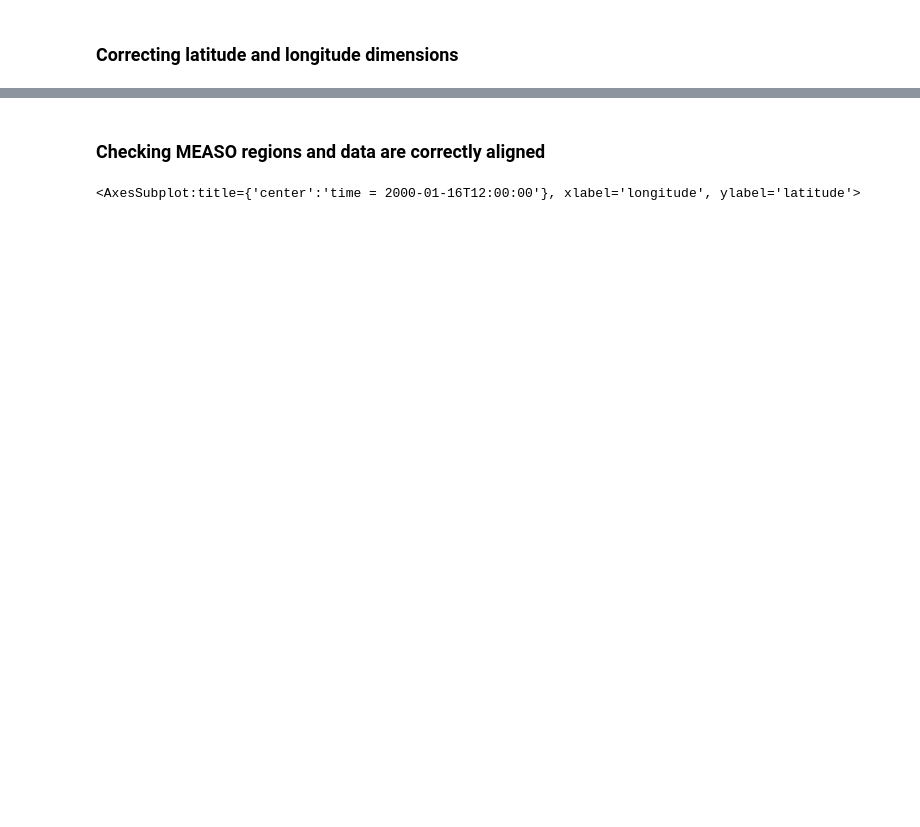
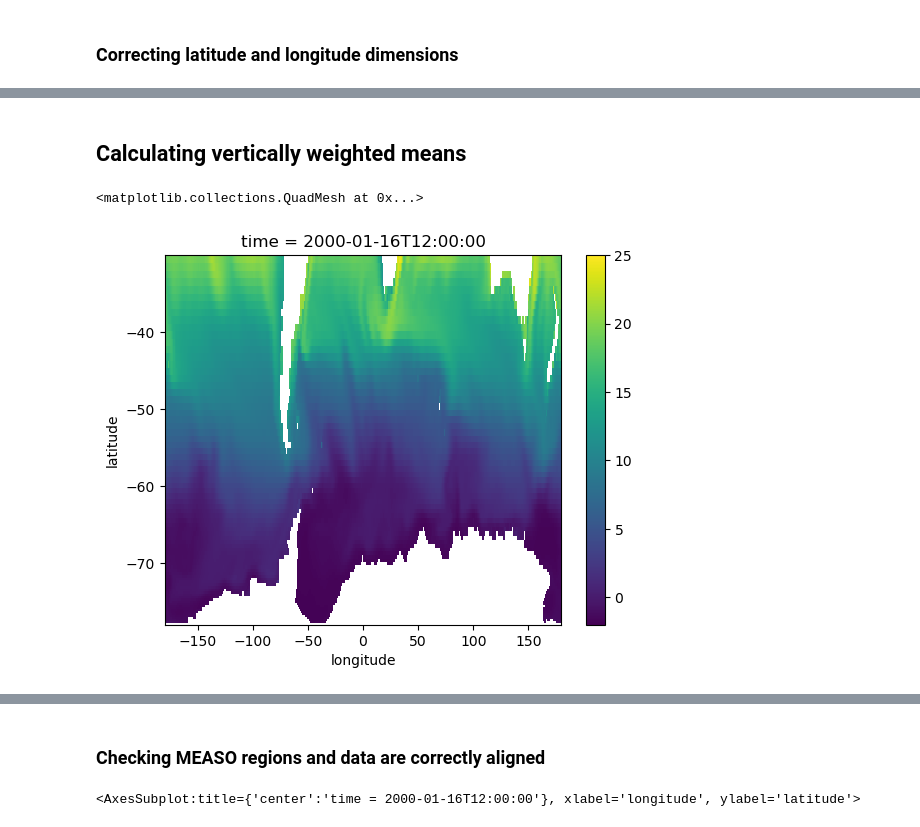
Before and after one commit to lidefi87/ACCESS_scripts_DFA, a Jupyter notebook: Scripts/MEASO/MEASO_space.ipynb, the cells around one changed output, grey strips where cells are left out. Saved outputs shown, nothing was run; the diff lists cells and outputs as text; code cells hidden in the pictures; blank space fills up the shorter version.

```diff
--- a/Scripts/MEASO/MEASO_space.ipynb
+++ b/Scripts/MEASO/MEASO_space.ipynb
@@ -212,4 +202,4 @@ Calculating mean water temperature per month within the SO
 # %%
-sst_upper200_SO = sst.sel(lev = slice(0, 201)).sel(latitude = slice(-90, -30)).groupby('time').mean('lev')
+sst_upper200_SO = sst.sel(latitude = slice(-90, -30))
 sst_upper200_SO
 # %% [output]
@@ -280,0 +280,13 @@ area.plot()
+# %% [markdown]
+## Calculating vertically weighted means
+# %%
+sst_upper200mean_SO = (sst_upper200_SO*weights_vert_levels).sum('lev')
+
+#Applying land mask to the data
+sst_upper200mean_SO = sst_upper200mean_SO.where(sum_heights > 0)
+
+#Checking first time step
+sst_upper200mean_SO[0].plot(vmin = -2, vmax = 25)
+# %% [output]
+<matplotlib.collections.QuadMesh at 0x...>
+[figure, added]
```
Also changed, not shown: parts of 44 cells of this notebook, 17 other files.
